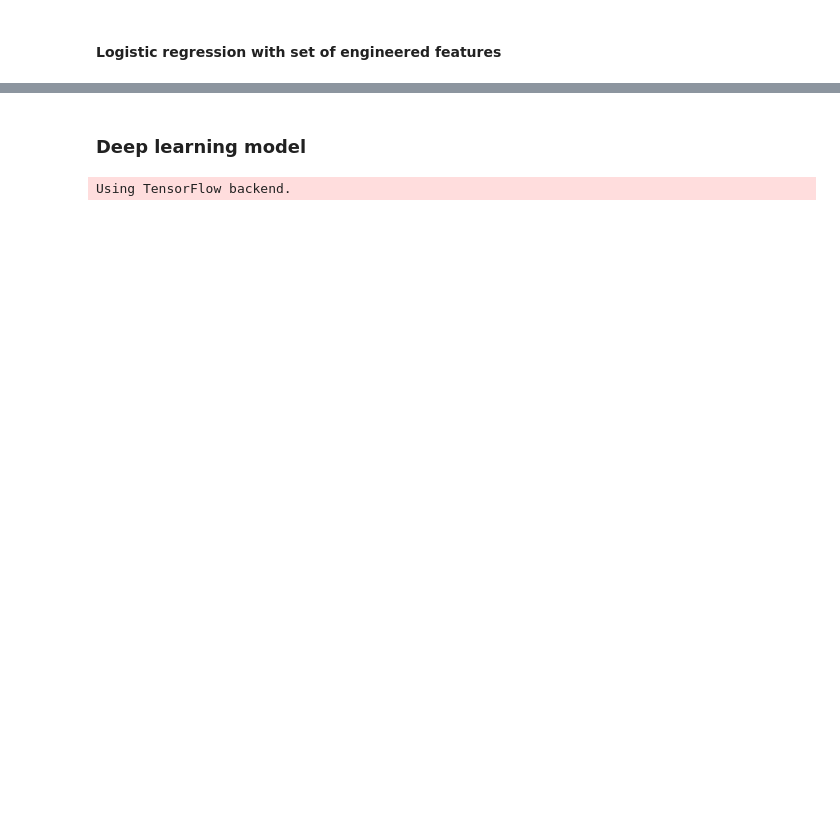
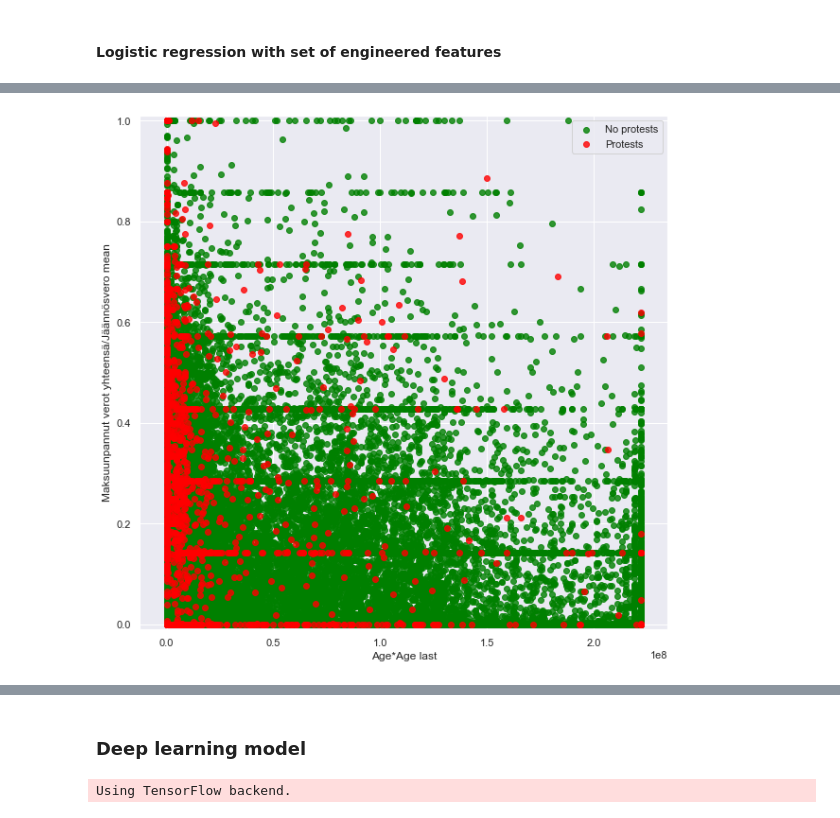
Before and after one commit to loerssoni/credit_risk_finland, a Jupyter notebook: Verodata analyysi.ipynb, the cells around one changed output, grey strips where cells are left out. Saved outputs shown, nothing was run; the diff lists cells and outputs as text; code cells hidden in the pictures; blank space fills up the shorter version.

```diff
--- a/Verodata analyysi.ipynb
+++ b/Verodata analyysi.ipynb
@@ -112,7 +213,11 @@ def plot_cols(col1, col2, ylim=None, xlim=None):
                 fit_reg=False, ax=ax, color='red')
     ax.legend(labels=['No protests', 'Protests'])
     if ylim is not None:
-        sns.plt.ylim(ylim)
+        plt.ylim(ylim)
     if xlim is not None:
-        sns.plt.xlim(xlim)
+        plt.xlim(xlim)
     return None
+# %%
+plot_cols('Age*Age last', 'Maksuunpannut verot yhteensä/Jäännösvero mean', ylim=(-0.01, 1.01))
+# %% [output]
+[figure, added]
```
Also changed, not shown: parts of 44 cells of this notebook, 1 other file.
